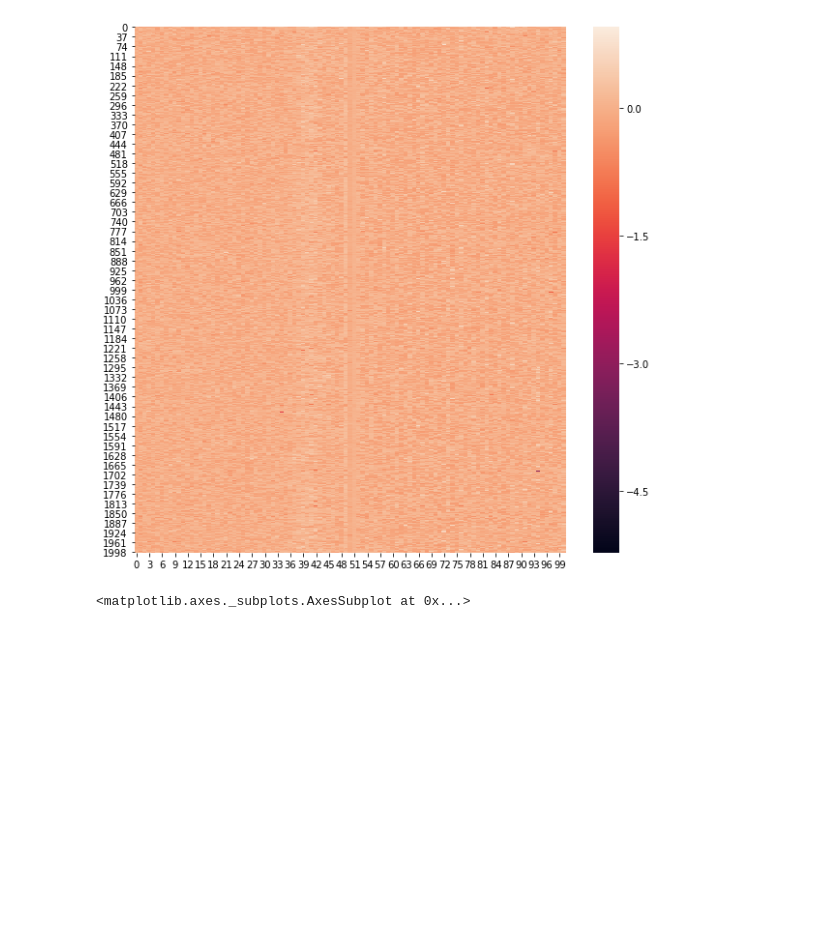
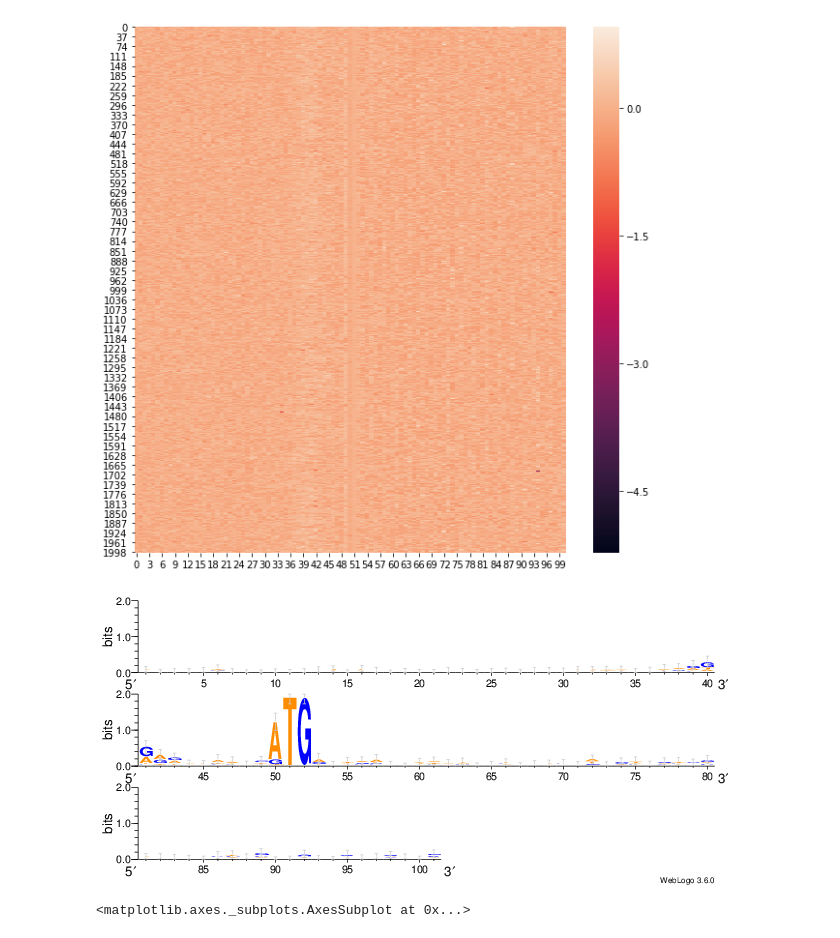
Before and after one commit to ruhulsbu/Attention4DNASeqRepresentation, a Jupyter notebook: notebook/pytorch/BenchmarkFullGenome.ipynb, the cells around one changed output. Saved outputs shown, nothing was run; the diff lists cells and outputs as text; code cells hidden in the pictures; blank space fills up the shorter version.

```diff
--- a/notebook/pytorch/BenchmarkFullGenome.ipynb
+++ b/notebook/pytorch/BenchmarkFullGenome.ipynb
@@ -328,3 +343,8 @@ sns.heatmap(np.log(np.array(pca_attn_pos[:2000])+1),ax = ax)
+# %%
+from IPython.display import Image
+Image("mymotif.png")
+# %% [output]
+[figure, added]
 # %%
 fig, ax = plt.subplots(figsize=(10,10))
 sns.heatmap(np.log(np.array(pca_attn_neg[:2000])+1),ax = ax)
```
Also changed, not shown: parts of 6 cells of this notebook, 1 other file.
